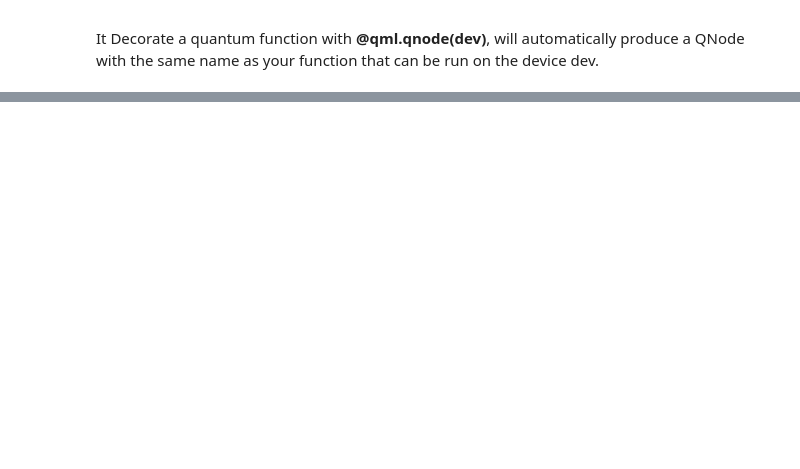
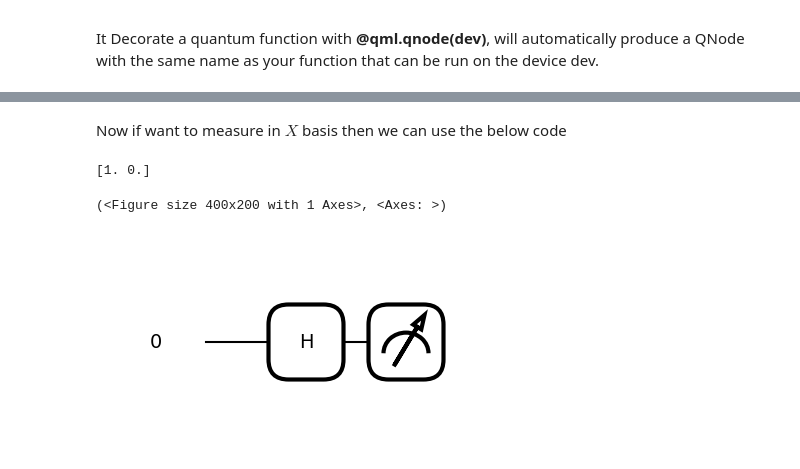
Before and after one commit to mainak-bhattacharyya/QuCIS_outreach, a Jupyter notebook: nptel_jun'24/tutorial_day1/Introduction_pennylane.ipynb, the cells around one changed output, grey strips where cells are left out. Cells and saved outputs as stored; diff of their text form; code cells hidden in the pictures; blank space fills up the shorter version.

```diff
--- a/nptel_jun'24/tutorial_day1/Introduction_pennylane.ipynb
+++ b/nptel_jun'24/tutorial_day1/Introduction_pennylane.ipynb
@@ -451,0 +519,18 @@ my_first_QNode = (my_first_circuit, dev) ## This is how we define the QNode.
+# %% [markdown]
+Now if want to measure in $X$ basis then we can use the below code
+# %%
+import pennylane as qml
+dev = qml.device("default.qubit", wires=1)
+
+@qml.qnode(dev)
+def circuit_X():
+    qml.Hadamard(wires=0)
+    return qml.probs(op=qml.PauliX(wires=0))
+
+# op=qml.Hadamard
+print(circuit_X())
+qml.draw_mpl(circuit_X)()
+# %% [output]
+[1. 0.]
+(<Figure size 400x200 with 1 Axes>, <Axes: >)
+[figure, added]
```
Also changed, not shown: parts of 11 cells of this notebook, 1 other file.
